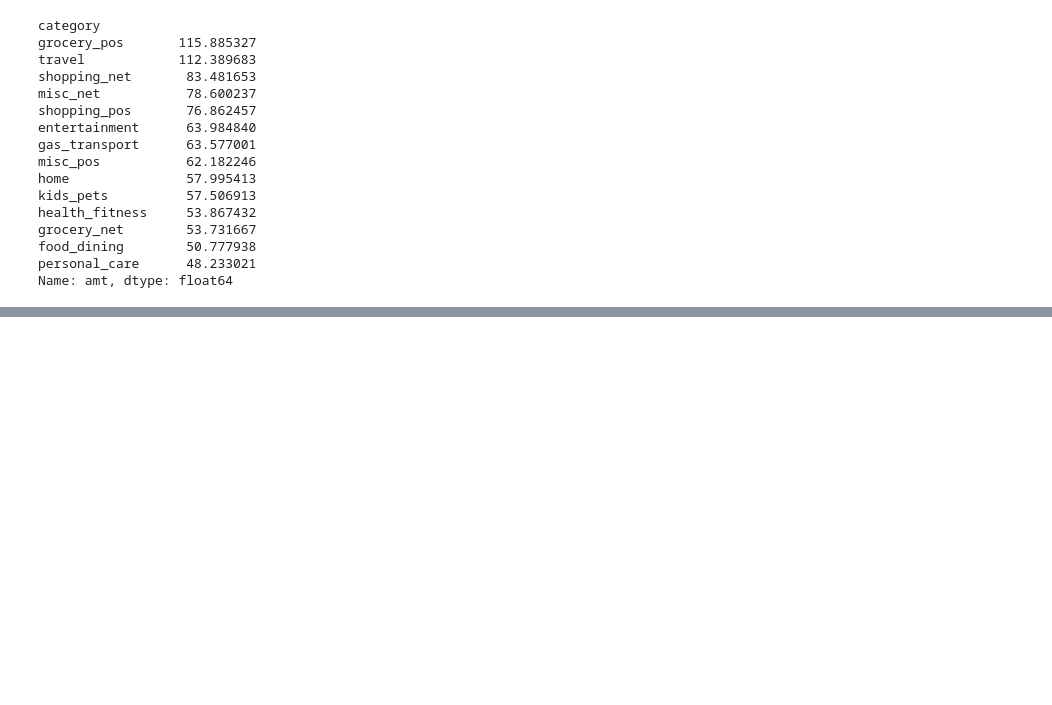
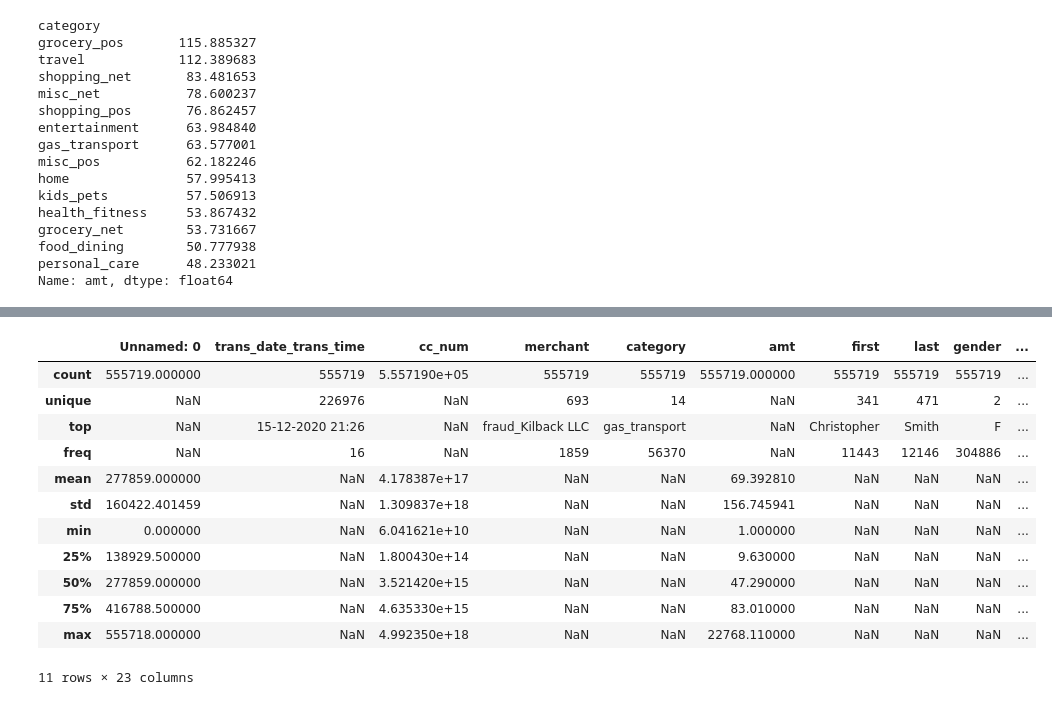
Before and after one commit to rajeshkumarkarra/internship_Data-Science, a Jupyter notebook: data_inspection.ipynb, the cells around one changed output, grey strips where cells are left out. Saved outputs shown, nothing was run; the diff lists cells and outputs as text; code cells hidden in the pictures; blank space fills up the shorter version.

```diff
--- a/data_inspection.ipynb
+++ b/data_inspection.ipynb
@@ -839,0 +932,18 @@ Name: amt, dtype: float64
+# %%
+# Summary
+
+df.describe(include='all') # numerical and categorical data
+# %% [output]
+|  | Unnamed: 0 | trans_date_trans_time | cc_num | merchant | category | amt | first | last | gender | ... |
+| count | 555719.000000 | 555719 | 5.557190e+05 | 555719 | 555719 | 555719.000000 | 555719 | 555719 | 555719 | ... |
+| unique | NaN | 226976 | NaN | 693 | 14 | NaN | 341 | 471 | 2 | ... |
+| top | NaN | 15-12-2020 21:26 | NaN | fraud_Kilback LLC | gas_transport | NaN | Christopher | Smith | F | ... |
+| freq | NaN | 16 | NaN | 1859 | 56370 | NaN | 11443 | 12146 | 304886 | ... |
+| mean | 277859.000000 | NaN | 4.178387e+17 | NaN | NaN | 69.392810 | NaN | NaN | NaN | ... |
+| std | 160422.401459 | NaN | 1.309837e+18 | NaN | NaN | 156.745941 | NaN | NaN | NaN | ... |
+| min | 0.000000 | NaN | 6.041621e+10 | NaN | NaN | 1.000000 | NaN | NaN | NaN | ... |
+| 25% | 138929.500000 | NaN | 1.800430e+14 | NaN | NaN | 9.630000 | NaN | NaN | NaN | ... |
+| 50% | 277859.000000 | NaN | 3.521420e+15 | NaN | NaN | 47.290000 | NaN | NaN | NaN | ... |
+| 75% | 416788.500000 | NaN | 4.635330e+15 | NaN | NaN | 83.010000 | NaN | NaN | NaN | ... |
+| max | 555718.000000 | NaN | 4.992350e+18 | NaN | NaN | 22768.110000 | NaN | NaN | NaN | ... |
+11 rows × 23 columns
```
Also changed, not shown: parts of 24 cells of this notebook.
